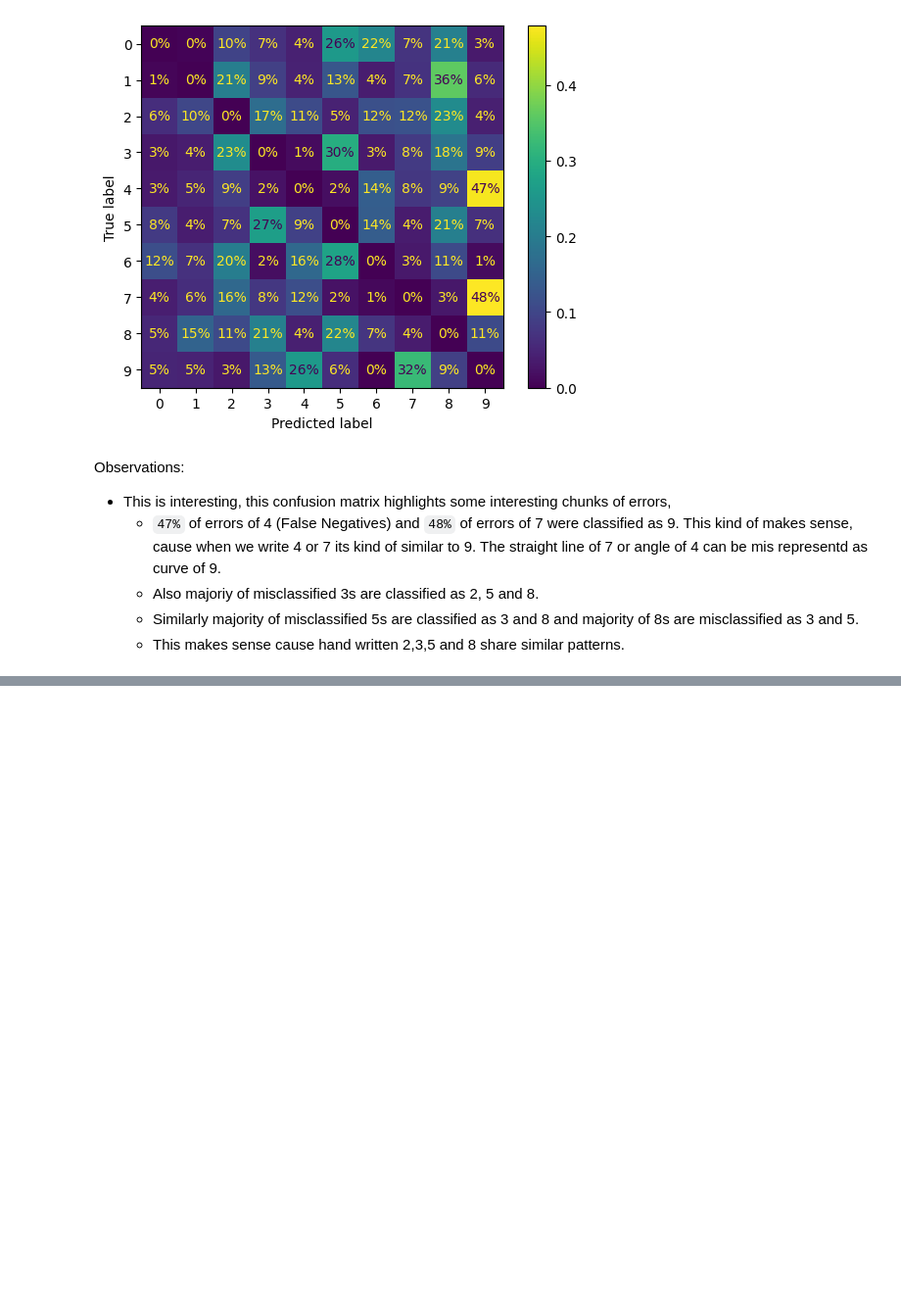
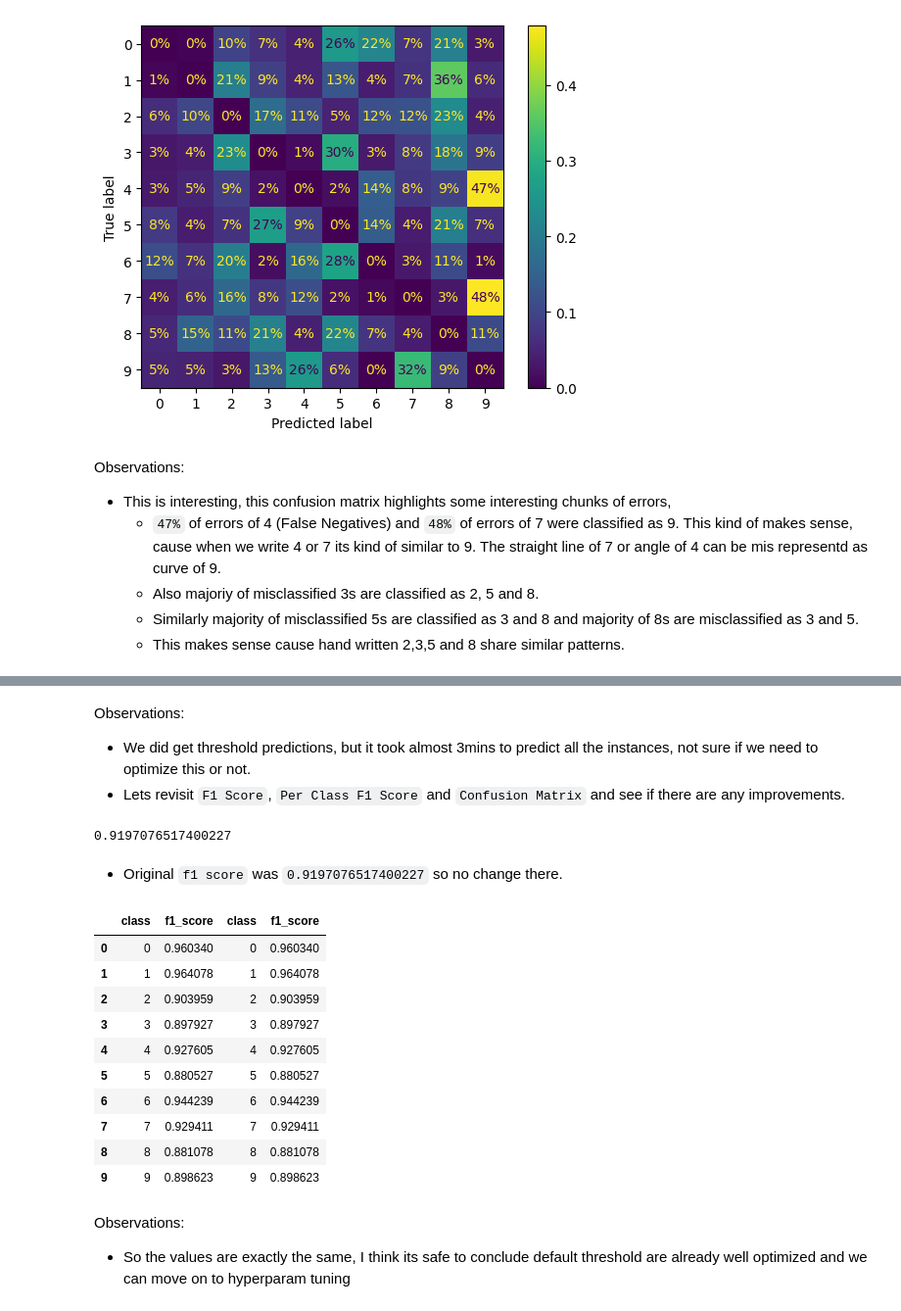
Before and after one commit to gaurangdave/mnist_digits_recognition, a Jupyter notebook: notebooks/02_transform_data.ipynb, the cells around one changed output, grey strips where cells are left out. Shown at 98% size. Drawn from its saved outputs; the diff is of its cells as text; code cells hidden in the pictures; blank space fills up the shorter version.

Commit message:
Created using Colab - Tried threshold tuning for default Logistic Regression estimator.

```diff
--- a/notebooks/02_transform_data.ipynb
+++ b/notebooks/02_transform_data.ipynb
@@ -436,0 +471,4 @@ Observations:
+# %%
+# Assuming `train_Y` contains actual class labels and `probabilities` contains class probabilities
+thresholds = calculate_per_class_threshold(train_Y, probabilities)
+threshold_df = pd.DataFrame(thresholds)
@@ -436,0 +477,46 @@ Observations:
+# %%
+## helper functions to predict using optimized thresholds
+def predict_with_thresholds(prediction_probabilities, thresholds):
+    predictions = []
+    for i in range(prediction_probabilities.shape[0]):  # Iterate over each sample
+        # Check if probabilities exceed their respective thresholds
+        class_probs = [(cls, prob) for cls, prob in enumerate(prediction_probabilities[i]) if prob >= thresholds[thresholds["class"] == cls]["optimal_threshold"].values[0]]
+
+        if class_probs:
+            # Choose the class with the highest probability among those exceeding thresholds
+            predictions.append(max(class_probs, key=lambda x: x[1])[0])
+        else:
+            # If no class exceeds threshold, default to the one with the highest probability
+            predictions.append(prediction_probabilities[i].argmax())
+
+    return np.array(predictions)
+# %%
+optimized_predictions = predict_with_thresholds(probabilities, thresholds=threshold_df)
+# %% [markdown]
+Observations:
+* We did get threshold predictions, but it took almost 3mins to predict all the instances, not sure if we need to optimize this or not.
+* Lets revisit `F1 Score`, `Per Class F1 Score` and `Confusion Matrix` and see if there are any improvements.
+# %%
+f1_score(train_Y, optimized_predictions, average="weighted")
+# %% [output]
+0.9197076517400227
+# %% [markdown]
+* Original `f1 score` was `0.9197076517400227` so no change there.
+# %%
+per_class_f1_scores_optimized = per_class_f1_score(train_Y, optimized_predictions)
+pd.concat([pd.DataFrame(per_class_f1_scores_optimized), f1_scores_df], axis=1)
+# %% [output]
+|  | class | f1_score | class | f1_score |
+| 0 | 0 | 0.960340 | 0 | 0.960340 |
+| 1 | 1 | 0.964078 | 1 | 0.964078 |
+| 2 | 2 | 0.903959 | 2 | 0.903959 |
+| 3 | 3 | 0.897927 | 3 | 0.897927 |
+| 4 | 4 | 0.927605 | 4 | 0.927605 |
+| 5 | 5 | 0.880527 | 5 | 0.880527 |
+| 6 | 6 | 0.944239 | 6 | 0.944239 |
+| 7 | 7 | 0.929411 | 7 | 0.929411 |
+| 8 | 8 | 0.881078 | 8 | 0.881078 |
+| 9 | 9 | 0.898623 | 9 | 0.898623 |
+# %% [markdown]
+Observations:
+* So the values are exactly the same, I think its safe to conclude default threshold are already well optimized and we can move on to hyperparam tuning
```
Also changed, not shown: parts of 5 cells of this notebook.
